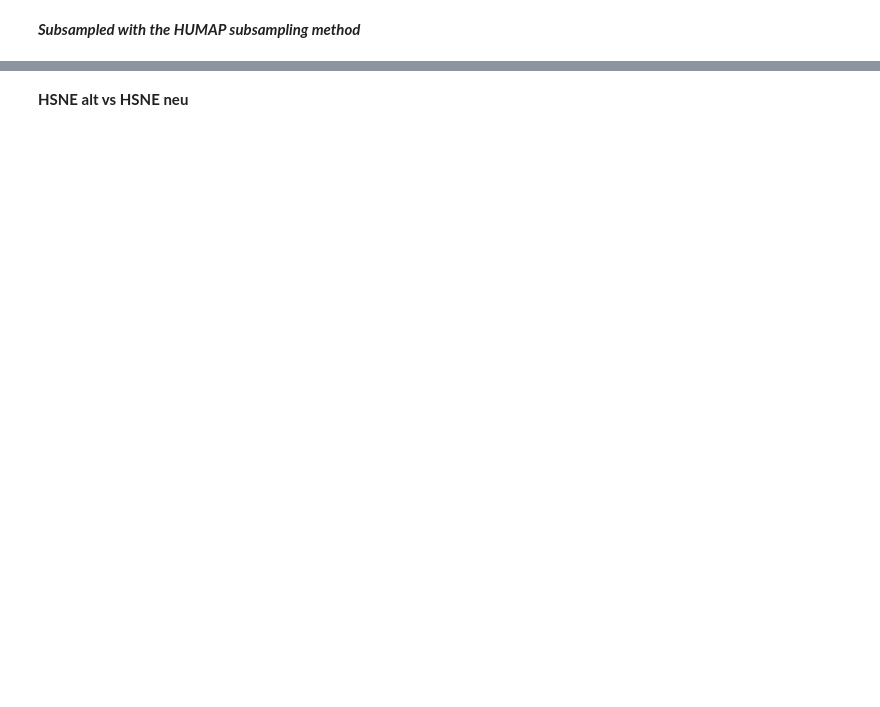
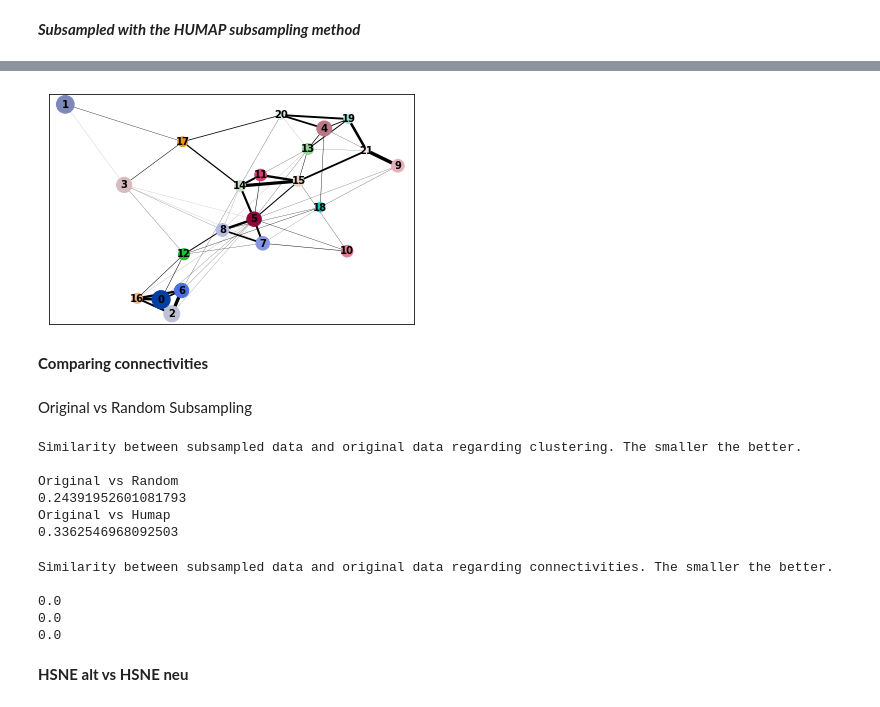
Before and after one commit to buettnerlab/pytometry_legacy, a Jupyter notebook: pytometry/Eval_NB.ipynb, the cells around one changed output, grey strips where cells are left out. Saved outputs shown, nothing was run; the diff lists cells and outputs as text; code cells hidden in the pictures; blank space fills up the shorter version.

```diff
--- a/pytometry/Eval_NB.ipynb
+++ b/pytometry/Eval_NB.ipynb
@@ -152,0 +179,59 @@ plt.show()
+# %%
+# showing paga
+sc.tl.paga(adata, "louv_05")
+sc.pl.paga(adata)
+
+#adata.uns["neighbors"]['connectivities']
+# %% [output]
+[figure, added]
+# %% [markdown]
+**Comparing connectivities**
+# %% [markdown]
+Original vs Random Subsampling
+# %%
+print("Similarity between subsampled data and original data regarding clustering. The smaller the better.\n")
+
+orig_clustercount  = adata.obs["louv_05"].value_counts()
+orig_clustercount /= np.max(orig_clustercount)
+
+humap_clustercount = adata_humap_sub.obs["louv_05"].value_counts()
+humap_clustercount /= np.max(humap_clustercount)
+
+rand_clustercount  = adata_rand_sub.obs["louv_05"].value_counts()
+rand_clustercount /= np.max(rand_clustercount)
+
+
+print("Original vs Random")
+print(np.linalg.norm(orig_clustercount-rand_clustercount))
+print("Original vs Humap")
+print(np.linalg.norm(orig_clustercount-humap_clustercount))
+# %% [output]
+Similarity between subsampled data and original data regarding clustering. The smaller the better.
+
+Original vs Random
+0.24391952601081793
+Original vs Humap
+0.3362546968092503
+# %%
+print("Similarity between subsampled data and original data regarding connectivities. The smaller the better.\n")
+
+orig_paga = adata.uns['paga']['connectivities'].todense()
+orig_paga /= np.max(orig_paga)
+
+humap_paga = adata_humap_sub.uns['paga']['connectivities'].todense()
+humap_paga /= np.max(humap_paga)
+
+rand_paga = adata_rand_sub.uns['paga']['connectivities'].todense()
+rand_paga /= np.max(rand_paga)
+
+print(np.linalg.norm(orig_paga-humap_paga))
+
+adata.uns['paga']['connectivities']
+print(np.linalg.norm(adata.uns['paga']['connectivities'].todense() - adata_humap_sub.uns['paga']['connectivities'].todense(), ord='fro'))
+print(np.linalg.norm(adata.uns['paga']['connectivities'].todense() - adata_rand_sub.uns['paga']['connectivities'].todense(), ord='fro'))
+# %% [output]
+Similarity between subsampled data and original data regarding connectivities. The smaller the better.
+
+0.0
+0.0
+0.0
```
Also changed, not shown: parts of 13 cells of this notebook.
